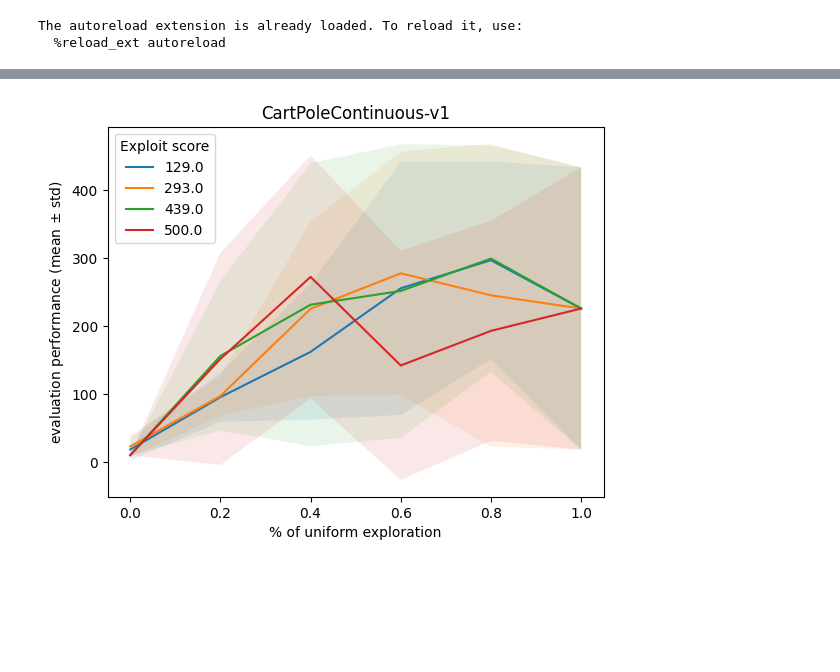
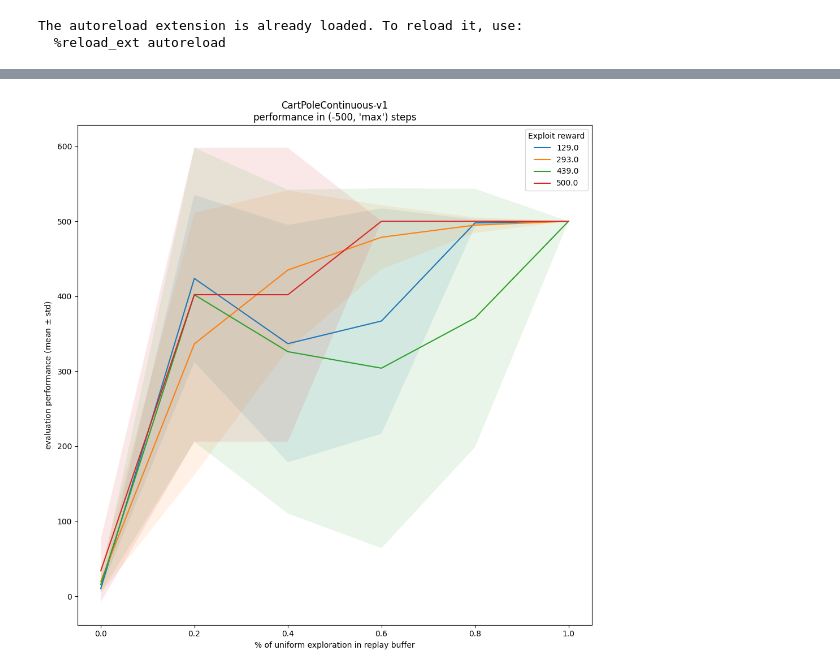
Before and after one commit to milosoundjian/projet-mind, a Jupyter notebook: experiments/notebooks/03-learning_curves.ipynb, the cells around one changed output, grey strips where cells are left out. Cells and saved outputs as stored; diff of their text form; code cells hidden in the pictures; blank space fills up the shorter version.

Commit message:
add mountain car; cleaner plots

```diff
--- a/experiments/notebooks/03-learning_curves.ipynb
+++ b/experiments/notebooks/03-learning_curves.ipynb
@@ -55,21 +57,29 @@ MountainCarContinuous-v0:
 LunarLanderContinuous-v3:
     -inf
 # %%
-def smooth(x, sigma, mode = "gaussian"):
-    radius = int(3 * sigma)
+def smooth(x, window, mode="gaussian"):
+    if window % 2 == 0:
+        raise ValueError("Window size must be odd")
+
+    radius = window // 2
+
     if mode == "gaussian":
+        sigma = (window - 1) / 6  # key conversion
+
         t = np.arange(-radius, radius + 1)
         kernel = np.exp(-(t**2) / (2 * sigma**2))
         kernel /= kernel.sum()
+
         return np.convolve(x, kernel, mode="valid")
+
     elif mode == "max":
-        window = 2 * radius + 1
         return np.array([
             np.max(x[i:i+window])
             for i in range(len(x) - window + 1)
         ])
+
     else:
-        raise ValueError
+        raise ValueError("Unknown mode")
 # %%
 colors = [
 "#238b45",
@@ -80,10 +90,12 @@ colors = [
 "#f03b20"
 ]
 
-SMOOTH_SIGMA = 1
-SMOOTH_MODE = "max"
-PLOT_ALL_CURVES = True#False
-LAST_N = 10
+SMOOTH = True
+SMOOTH_WINDOW = 11
+SMOOTH_MODE = ("gaussian", "max")[1]
+PLOT_ALL_CURVES = True
+STEP_TO_TAKE = None#15_000
+LAST_STEPS = 500
 
 last_performances = {}
 std_last_performances = {}
@@ -96,53 +108,69 @@ for env_name in ENV_NAMES:
     std_last_performances[env_name] = {}
 
     # Learning curves ==========================
-    nrows = 2
-    fig, axes = plt.subplots(int(np.ceil(len(all_performances[env_name])/nrows)), nrows, figsize=(10,10))
-    axes = axes.flatten()
-    for i_score, score in enumerate(sorted(all_performances[env_name])):
-        last_performances[env_name][score] = np.zeros(len(PROPORTIONS))
-        std_last_performances[env_name][score] = np.zeros(len(PROPORTIONS))
+    if len(all_performances[env_name]) == 1:
+        ncols = 1
+    else:
+        ncols = 2
+    fig, axes = plt.subplots(int(np.ceil(len(all_performances[env_name])/ncols)), ncols, figsize=(10,10))
+    if ncols == 1:
+        axes = [axes]
+    else:
+        axes = axes.flatten()
+    for i_reward, reward in enumerate(sorted(all_performances[env_name])):
+        last_performances[env_name][reward] = np.zeros(len(PROPORTIONS))
+        std_last_performances[env_name][reward] = np.zeros(len(PROPORTIONS))
         # List by proportion of arrays EVAL_NUM x ENV x SEED
-        performances = all_performances[env_name][score]
+        performances = all_performances[env_name][reward]
         for i_prop, proportion in enumerate(PROPORTIONS):
             nb_evals, nb_envs, nb_seeds = performances[0].shape
-            learning_curves = np.empty( (nb_evals - 2*int(3 * SMOOTH_SIGMA), nb_envs,nb_seeds) )
+            if SMOOTH:
+                learning_curves = np.empty( (nb_evals - SMOOTH_WINDOW+1, nb_envs,nb_seeds) )
+            else:
+                learning_curves = np.empty( (nb_evals, nb_envs,nb_seeds) )
             for i_env in range(performances[0].shape[1]):
                 for i_seed in range(performances[0].shape[2]):
                     learning_curve = performances[i_prop][:,i_env,i_seed]
-                    learning_curve = smooth(learning_curve, sigma=SMOOTH_SIGMA, mode=SMOOTH_MODE)
+                    if SMOOTH:
+                        learning_curve = smooth(learning_curve, window=SMOOTH_WINDOW, mode=SMOOTH_MODE)
                     learning_curves[:,i_env,i_seed] = learning_curve
                     label = proportion if i_seed == 0 and i_env == 0 else None
                     if PLOT_ALL_CURVES:
-                        axes[i_score].plot((np.arange(len(learning_curve))+1)*EVAL_INTERVAL,learning_curve, color = colors[i_prop], alpha=0.03) # label = label
+                        axes[i_reward].plot((np.arange(len(learning_curve))+1)*EVAL_INTERVAL,learning_curve, color = colors[i_prop], alpha=0.03) # label = label
             # NOTE: Choose aggregation: first on ENV and then on SEED dimension
             aggregated_learning_curves = learning_curves.mean(1).mean(1)
             std_learning_curves = learning_curves.mean(1).std(1)
+            if STEP_TO_TAKE is not None:
+                step_slice = slice((STEP_TO_TAKE - LAST_STEPS) // EVAL_INTERVAL , STEP_TO_TAKE // EVAL_INTERVAL)
+            else:
+                step_slice = slice(- LAST_STEPS // EVAL_INTERVAL, None)
 
-            last_performances[env_name][score][i_prop] = aggregated_learning_curves[:LAST_N].mean()
-            std_last_performances[env_name][score][i_prop]= std_learning_curves[:LAST_N].mean() # TODO: better std pooling
 
-            axes[i_score].plot((np.arange(len(learning_curves))+1)*EVAL_INTERVAL, aggregated_learning_curves, color = colors[i_prop], label=proportion, alpha=1)
+            last_performances[env_name][reward][i_prop] = aggregated_learning_curves[step_slice].mean()
+            std_last_performances[env_name][reward][i_prop]= std_learning_curves[step_slice].mean() # TODO: better std pooling
+
+            axes[i_reward].plot((np.arange(len(learning_curves))+1)*EVAL_INTERVAL, aggregated_learning_curves, color = colors[i_prop], label=proportion, alpha=1)
 
             min_perf, max_perf = performances[i_prop].min(), performances[i_prop].max()
-            axes[i_score].set_ylim([ min_perf, max_perf + 0.05 * (max_perf - min_perf) ])
-        axes[i_score].set_title(f"{score}")
-        axes[i_score].set_ylabel("evaluation performance")
-        axes[i_score].set_xlabel("nb steps")
-    for ax in axes[i_score+1:]:
+            axes[i_reward].set_ylim([ min_perf, max_perf + 0.05 * (max_perf - min_perf) ])
+        axes[i_reward].set_title(f"Exploit reward: {reward}")
+        axes[i_reward].set_ylabel("evaluation performance")
+        axes[i_reward].set_xlabel("nb steps")
+    for ax in axes[i_reward+1:]:
         fig.delaxes(ax)
     axes[0].legend(title="Uniform\nproportion", loc = "upper left")
-    fig.suptitle(f"{env_name}")
+    fig.suptitle(f"{env_name}"+f"\n{SMOOTH_MODE} smooth (w={SMOOTH_WINDOW})" if SMOOTH else "")
     plt.tight_layout()
     plt.show()
 
     # Performance ~ RB composition =====================================
 
-    for i_score, score in enumerate(sorted(all_performances[env_name])):
-        performances =  all_performances[env_name][score]
-        means = last_performances[env_name][score]
-        stds = std_last_performances[env_name][score]
-        plt.plot(PROPORTIONS, means, label=score)
+    plt.figure(figsize=(10,10))
+    for i_reward, reward in enumerate(sorted(all_performances[env_name])):
+        performances =  all_performances[env_name][reward]
+        means = last_performances[env_name][reward]
+        stds = std_last_performances[env_name][reward]
+        plt.plot(PROPORTIONS, means, label=reward)
         plt.fill_between(
             PROPORTIONS,
             means - stds,
@@ -150,9 +178,10 @@ for env_name in ENV_NAMES:
             alpha=0.1,
         )
 
-    plt.title(f"{env_name}")
-    plt.xlabel("% of uniform exploration")
+    plt.title(f"{env_name}\nperformance in { step_slice.start * EVAL_INTERVAL, step_slice.stop * EVAL_INTERVAL if step_slice.stop is not None else 'max'} steps")
+    plt.xlabel("% of uniform exploration in replay buffer")
     plt.ylabel("evaluation performance (mean $\\pm$ std)")
-    plt.legend(title="Exploit score")
+    plt.legend(title="Exploit reward")
+    plt.tight_layout()
     plt.show()
 # %% [output]
@@ -160 +189 @@ for env_name in ENV_NAMES:
-[figure, old version]
+[figure, new version]
```
Also changed, not shown: parts of 3 cells of this notebook, 27 other files.
